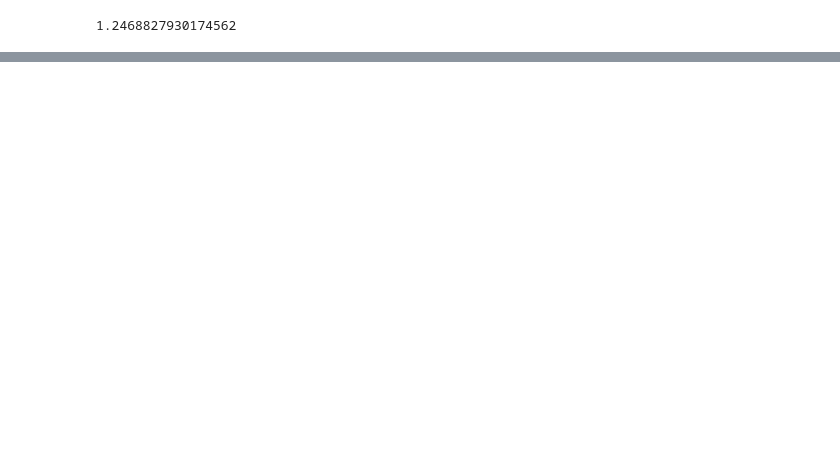
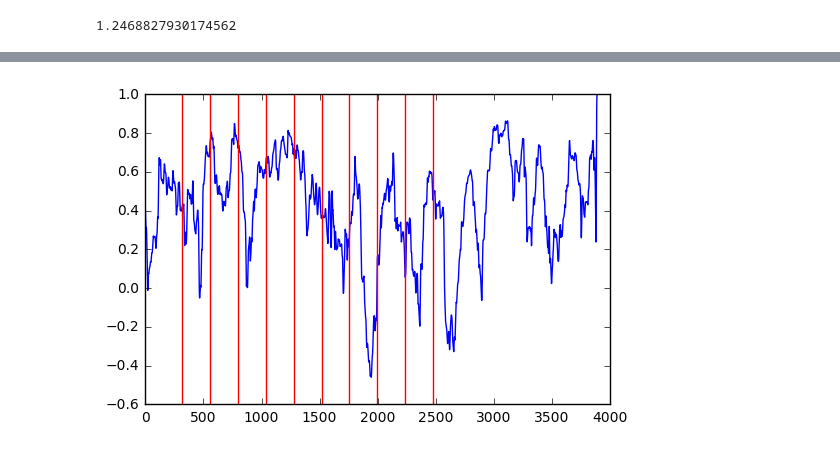
Before and after one commit to hstrey/nicotine-paper, a Jupyter notebook: fMRI time series analysis NIC12 filtered.ipynb, the cells around one changed output, grey strips where cells are left out. Drawn from its saved outputs; the diff is of its cells as text; code cells hidden in the pictures; blank space fills up the shorter version.

Commit message:
implemented pearson and sliding window pearson

```diff
--- a/fMRI time series analysis NIC12 filtered.ipynb
+++ b/fMRI time series analysis NIC12 filtered.ipynb
@@ -87,0 +113,10 @@ for trace,name in zip(data,roinames):
+# %%
+results_array = None
+for perm in itertools.combinations(range(data_filtered.shape[0]),2):
+    pc=pearsonr(data_filtered[perm[0]],data_filtered[perm[1]])
+    results=np.array([perm[0],perm[1],pc[0],pc[1]])
+    if results_array is None:
+        results_array = results
+    else:
+        results_array = np.vstack((results_array,results))
+    print(roinames[perm[0]][0],'-',roinames[perm[1]][0],pearsonr(data_filtered[perm[0]],data_filtered[perm[1]]))
@@ -87,0 +141,5 @@ for trace,name in zip(data,roinames):
+# %%
+sorted_results=results_array[results_array[:,2].argsort()[::-1]]
+# %%
+for i,j,pr,pp in sorted_results:
+    print(i,j,roinames[int(i)],roinames[int(j)],pr,pp)
@@ -87,0 +164,12 @@ for trace,name in zip(data,roinames):
+# %%
+def sliding_window_pearson(data1,data2,window_size,step=1):
+    pr = [pearsonr(data1[index:index+window_size],data2[index:index+window_size])[0]
+          for index in range(0,min(data1.size,data2.size),step)]
+    pr = np.array(pr)
+    return pr
+# %%
+plt.plot(sliding_window_pearson(data_filtered[15],data_filtered[22],100))
+for p in puffs:
+    plt.axvline(x=p,color="r")
+# %% [output]
+[figure, added]
```
Also changed, not shown: parts of 9 cells of this notebook, 13 other files.
